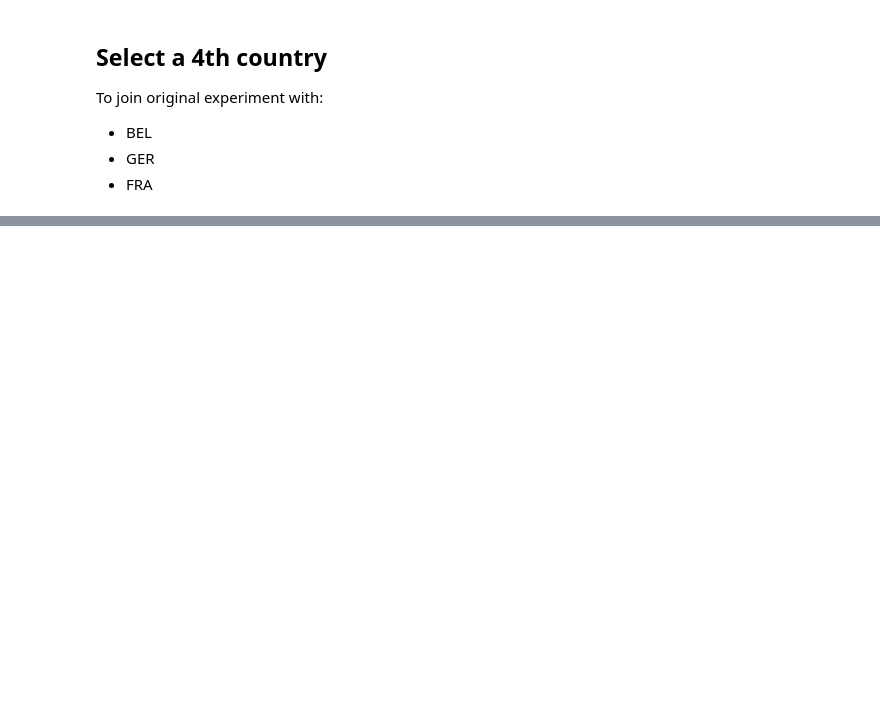
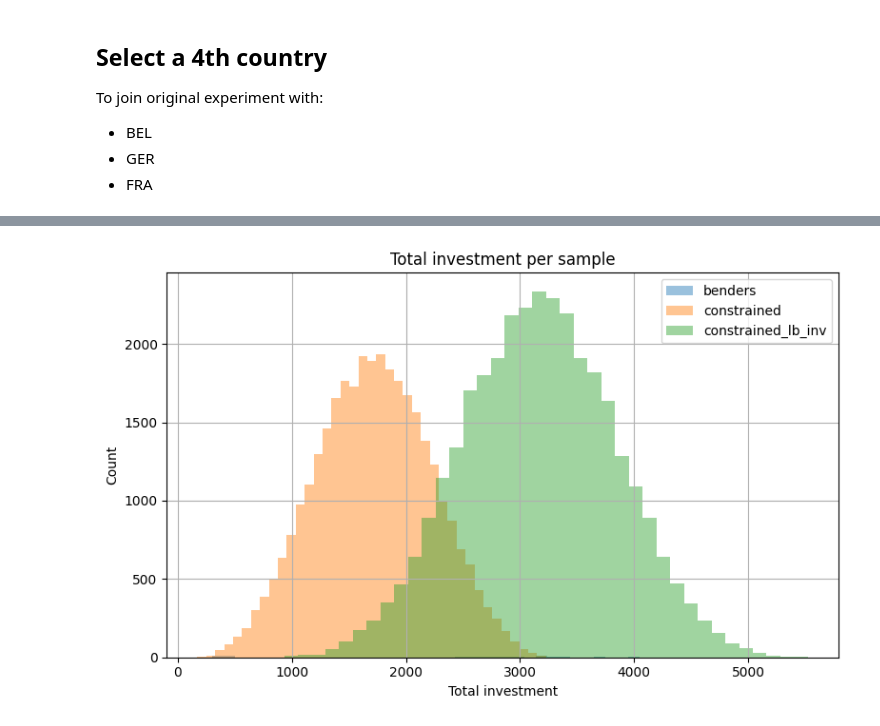
Before and after one commit to PeterrHH/ML-Enhanced-Benders, a Jupyter notebook: data_visualise.ipynb, the cells around one changed output, grey strips where cells are left out. Drawn from its saved outputs; the diff is of its cells as text; code cells hidden in the pictures; blank space fills up the shorter version.

```diff
--- a/data_visualise.ipynb
+++ b/data_visualise.ipynb
@@ -334,0 +425,28 @@ for i in idxs:
+# %%
+import numpy as np
+import matplotlib.pyplot as plt
+
+def plot_total_investment_hist(investment_sets, bins=40, title="Total investment per sample"):
+    plt.figure(figsize=(8, 5))
+
+    for name, inv in investment_sets.items():
+        inv = np.asarray(inv, dtype=float)
+        total_inv = inv.sum(axis=1)
+        plt.hist(total_inv, bins=bins, alpha=0.45, label=name)
+
+    plt.xlabel("Total investment")
+    plt.ylabel("Count")
+    plt.title(title)
+    plt.legend()
+    plt.grid(True)
+    plt.tight_layout()
+    plt.show()
+# %%
+plot_total_investment_hist({
+    "benders": benders_inv,
+    "constrained": constrained_inv,
+    "constrained_lb_inv": constrained_lb_inv,
+    # "unconstrained": unconstrained_inv,
+})
+# %% [output]
+[figure, added]
```
Also changed, not shown: parts of 43 cells of this notebook, 8 other files.
